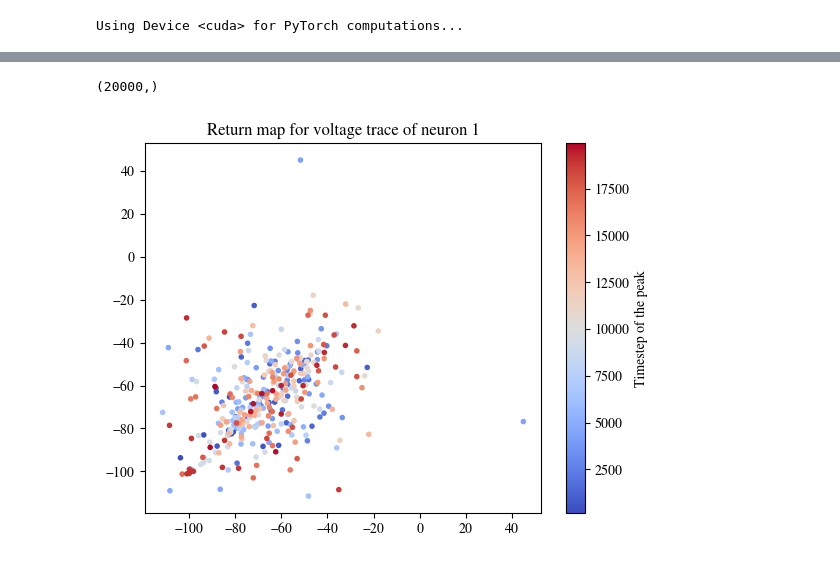
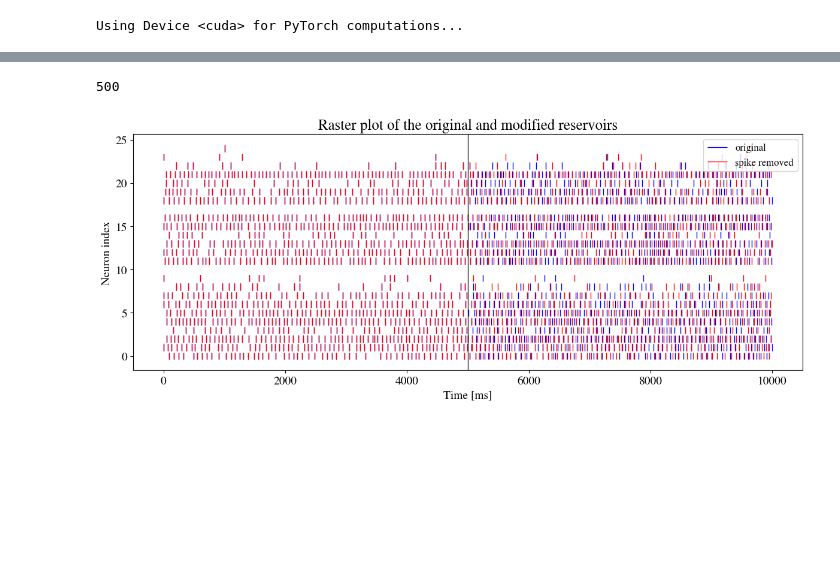
Before and after one commit to themahani/ml_force_research, a Jupyter notebook: morris_lecar/initial_chaos.ipynb, the cells around one changed output, grey strips where cells are left out. Saved outputs shown, nothing was run; the diff lists cells and outputs as text; code cells hidden in the pictures; blank space fills up the shorter version.

```diff
--- a/morris_lecar/initial_chaos.ipynb
+++ b/morris_lecar/initial_chaos.ipynb
@@ -166,18 +200,57 @@ plot_voltage_trace(voltage_trace_np, rands, t, step=step, shift=shift, save_dir=
-# %%
-from scipy.signal import find_peaks
-
-
-# Return Map
-signal = ve_store
-print(signal.shape)
-# signal = z_transform(signal)
-peaks = find_peaks(signal)[0]
-
-clr = plt.scatter(signal[peaks[:-1]], signal[peaks[1:]], c=peaks[1:], cmap="coolwarm", marker='.')
-plt.colorbar(clr, label="Timestep of the peak")
-plt.title(f"Return map for voltage trace of neuron {e_ind}")
-# plt.savefig("img/initial_chaos_return_map_exc.jpg", dpi=300, bbox_inches="tight")
-plt.show()
-# %% [output]
-(20000,)
-[figure, removed]
+# %%
+# Plot the raster plots for the original and modified voltage traces
+
+spikes_original = [[] for _ in range(ml._N)]
+spikes_modified = [[] for _ in range(ml._N)]
+
+for i in tqdm(range(1, v_trace.size(0))):
+    mask = torch.logical_and(v_trace[i, :] > ml._v_t, v_trace[i - 1, :] <= ml._v_t)
+    if mask.any():
+        # Get the indices of the spikes
+        spikes = mask.nonzero(as_tuple=True)[0].cpu().numpy()
+        for neuron in spikes:
+            # Store the spike times for each neuron
+            spikes_original[neuron].append(t[i])
+
+    mask_copy = torch.logical_and(v_trace_copy[i, :] > ml._v_t, v_trace_copy[i - 1, :] <= ml._v_t)
+    if mask_copy.any():
+        # Get the indices of the spikes
+        spikes = mask_copy.nonzero(as_tuple=True)[0].cpu().numpy()
+        for neuron in spikes:
+            # Store the spike times for each neuron
+            spikes_modified[neuron].append(t[i])
+# %% [output]
+500
+# %%
+for i in tqdm(t[:nt_start]):
+    for neuron in range(ml._N):
+        if i in spikes_original[neuron] and i not in spikes_modified[neuron]:
+            print(f"Neuron {neuron} spiked at time {t[i]} in original but not in modified")
+        if i in spikes_modified[neuron] and i not in spikes_original[neuron]:
+            print(f"Neuron {neuron} spiked at time {t[i]} in modified but not in original")
+# %%
+figure = plt.figure(figsize=(12, 5), layout='tight')
+figure.add_subplot(1, 1, 1)
+ax = figure.gca()
+ax.set_title("Raster plot of the original and modified reservoirs", fontsize=18)
+ax.set_xlabel("Time [ms]")
+ax.set_ylabel("Neuron index")
+
+# neurons = sorted(rands)
+n_neurons = 25
+neurons = np.arange(n_neurons)
+
+for i, neuron in enumerate(neurons):
+    # Plot the spikes for the original voltage trace
+    ax.vlines(spikes_original[neuron], i - 0.4, i + 0.4, color='b', lw=1, label="original")
+    # Plot the spikes for the modified voltage trace
+    ax.vlines(spikes_modified[neuron], i - 0.4, i + 0.4, color='r', lw=1, label="spike removed")
+step = 5
+# ax.set_yticks([i for i in range(len(neurons))[::step]], labels=[str(i) for i in neurons[::step]], minor=True)
+ax.legend(loc='upper right', labels=["original", "spike removed"])
+
+ax.axvline(x=bias_start, color='k', lw=1, ls='-', alpha=.8)
+figure.savefig(os.path.join(save_dir, "initial_chaos_raster_plot.png"), dpi=300)
+plt.show(figure)
+# %% [output]
+[figure, added]
```
Also changed, not shown: parts of 16 cells of this notebook, 2 other files.
